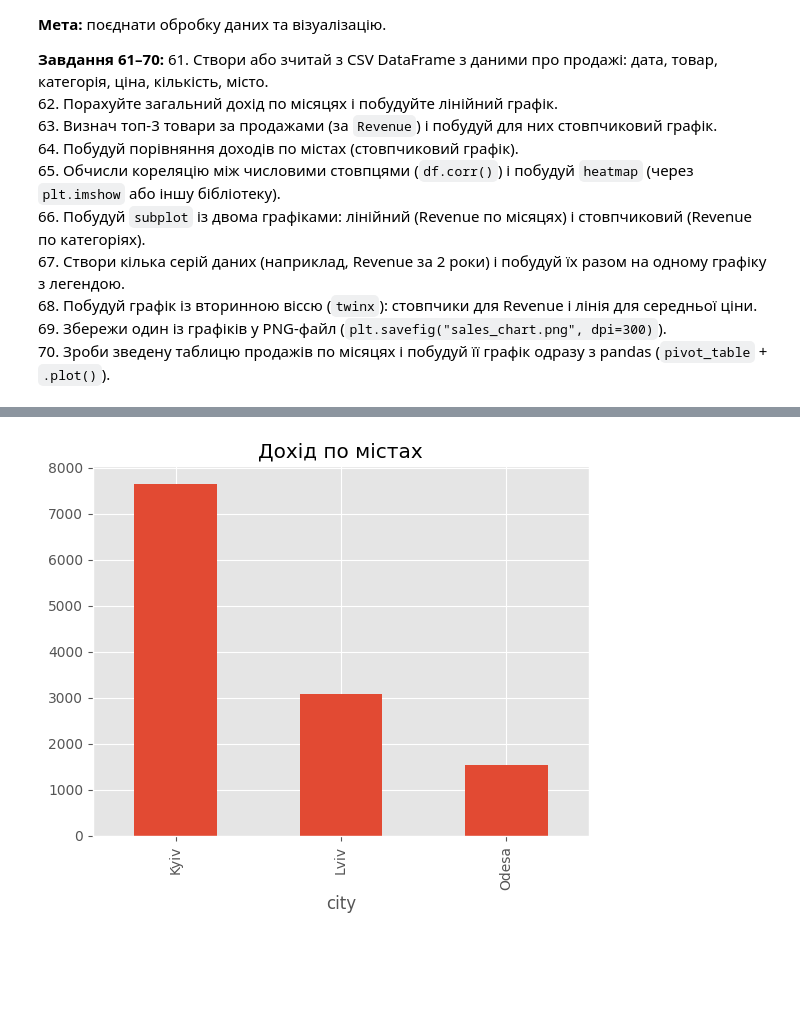
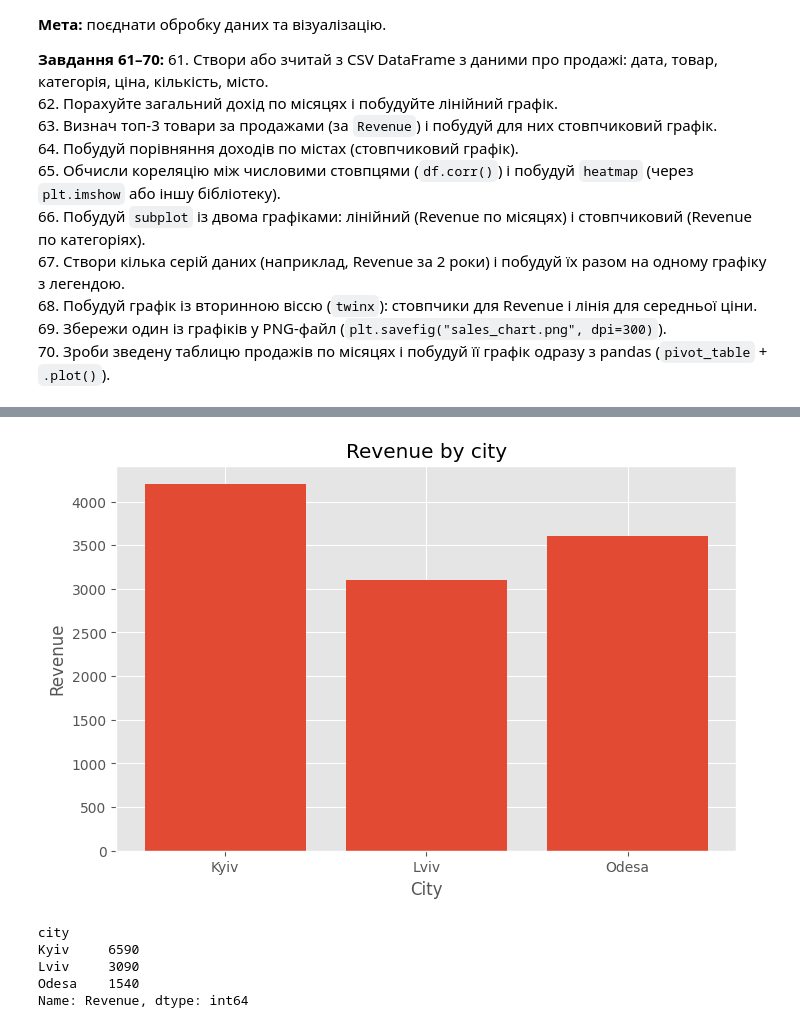
Before and after one commit to lm-lotos/----------------, a Jupyter notebook: pandas_matplotlib_practice.ipynb, the cells around one changed output, grey strips where cells are left out. Saved outputs shown, nothing was run; the diff lists cells and outputs as text; code cells hidden in the pictures; blank space fills up the shorter version.

```diff
--- a/pandas_matplotlib_practice.ipynb
+++ b/pandas_matplotlib_practice.ipynb
@@ -880,9 +902,32 @@ plt.show()
-# %%
-# 64. Порівняння доходів по містах
-city_revenue = sales_full.groupby('city')['Revenue'].sum()
-city_revenue
-
-city_revenue.plot(kind='bar', title='Дохід по містах')
-plt.show()
-# %% [output]
-[figure, removed]
+# %%
+# створюємо DataFrame
+data = {
+    'city': ['Kyiv', 'Lviv', 'Odesa'],
+    'revenue': [4200, 3100, 3600]
+}
+
+df = pd.DataFrame(data)
+
+# будуємо графік
+plt.figure(figsize=(8, 5))
+plt.bar(df['city'], df['revenue'])
+
+plt.title('Revenue by city')
+plt.xlabel('City')
+plt.ylabel('Revenue')
+
+plt.show()
+# %% [output]
+[figure, added]
+# %%
+# 64. Рахуємо загальний дохід по кожному місту
+city_revenue = sales_full.groupby('city')['Revenue'].sum()
+
+# показуємо таблицю з доходами по містах
+city_revenue
+# %% [output]
+city
+Kyiv     6590
+Lviv     3090
+Odesa    1540
+Name: Revenue, dtype: int64
```
Also changed, not shown: parts of 14 cells of this notebook, 9 other files.
